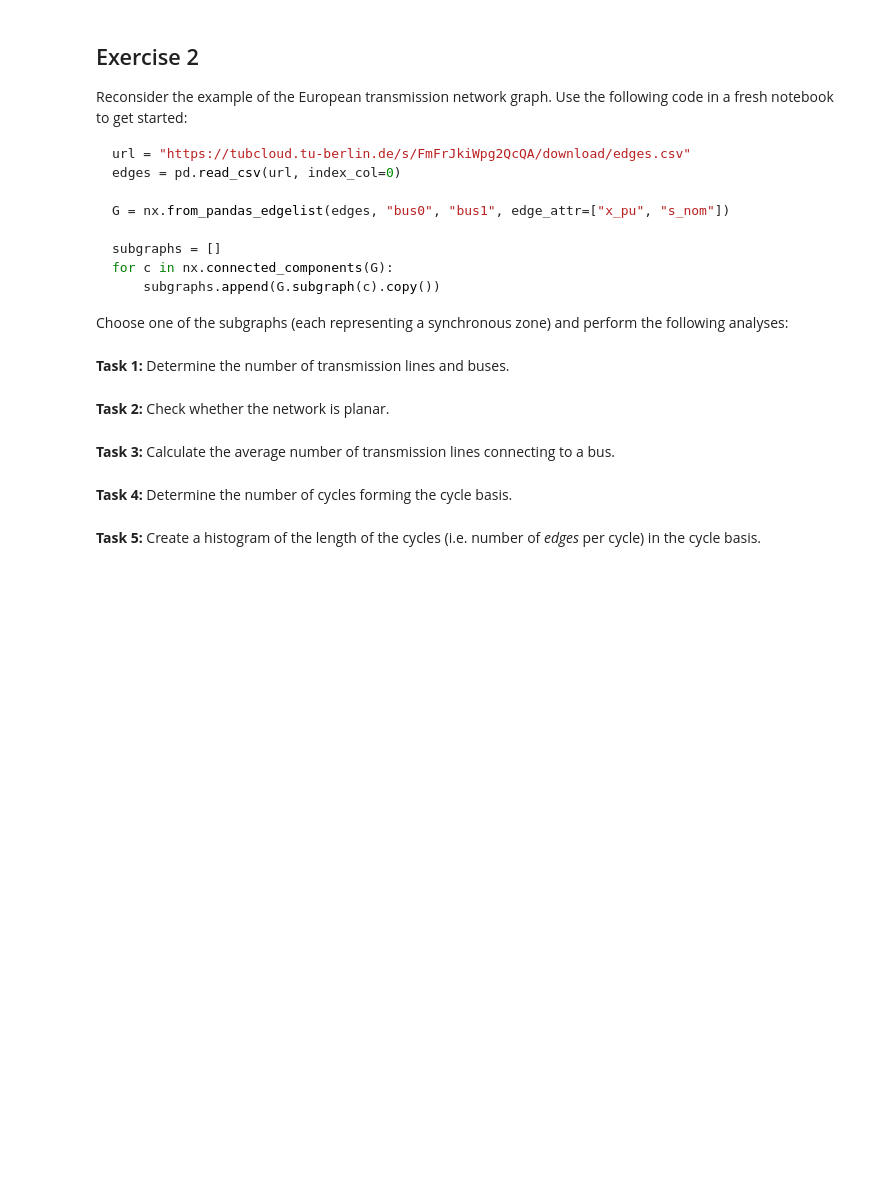
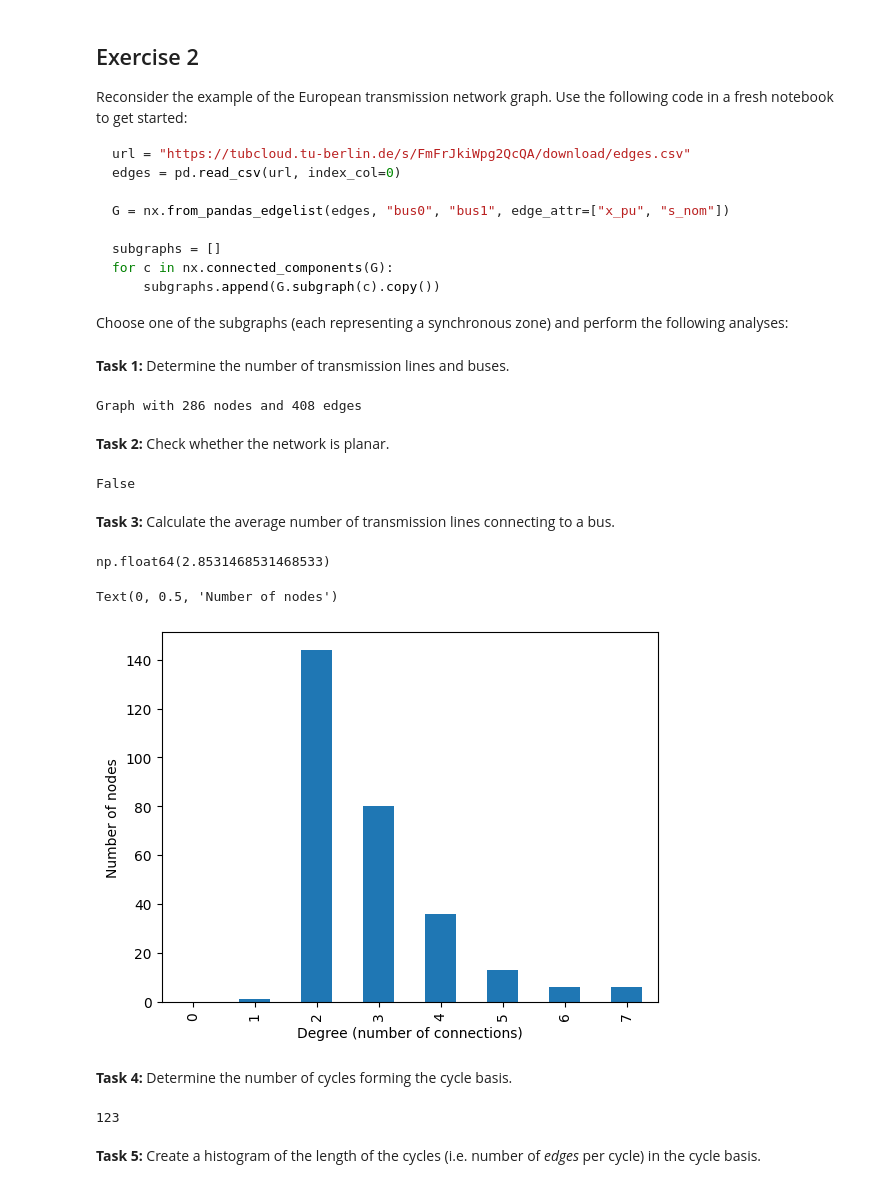
Before and after one commit to FCornielle/data-science-for-esm, a Jupyter notebook: data-science-for-esm/07-workshop-networkx.ipynb, the cells around one changed output. Drawn from its saved outputs; the diff is of its cells as text; code cells hidden in the pictures; blank space fills up the shorter version.

````diff
--- a/data-science-for-esm/07-workshop-networkx.ipynb
+++ b/data-science-for-esm/07-workshop-networkx.ipynb
@@ -449,13 +449,53 @@ for c in nx.connected_components(G):
 ```
 
 Choose one of the subgraphs (each representing a synchronous zone) and perform the following analyses:
+# %%
+import pandas as pd
+import networkx as nx
+import numpy as np
+from collections import Counter
+
+url = "https://tubcloud.tu-berlin.de/s/FmFrJkiWpg2QcQA/download/edges.csv"
+edges = pd.read_csv(url, index_col=0)
+
+G = nx.from_pandas_edgelist(edges, "bus0", "bus1", edge_attr=["x_pu", "s_nom"])
+
+subgraphs = []
+for c in nx.connected_components(G):
+    subgraphs.append(G.subgraph(c).copy())
+# %%
+G = subgraphs[3]
 # %% [markdown]
 **Task 1:** Determine the number of transmission lines and buses.
+# %%
+print(G)
+# %% [output]
+Graph with 286 nodes and 408 edges
 # %% [markdown]
 **Task 2:** Check whether the network is planar.
+# %%
+nx.is_planar(G)
+# %% [output]
+False
 # %% [markdown]
 **Task 3:** Calculate the average number of transmission lines connecting to a bus.
+# %%
+degrees = [val for node, val in G.degree()]
+np.mean(degrees)
+# %% [output]
+np.float64(2.8531468531468533)
+# %%
+pd.Series(nx.degree_histogram(G)).plot.bar()
+plt.xlabel("Degree (number of connections)")
+plt.ylabel("Number of nodes")
+# %% [output]
+Text(0, 0.5, 'Number of nodes')
+[figure, added]
 # %% [markdown]
 **Task 4:** Determine the number of cycles forming the cycle basis.
+# %%
+len(nx.cycle_basis(G))
+# %% [output]
+123
 # %% [markdown]
 **Task 5:** Create a histogram of the length of the cycles (i.e. number of *edges* per cycle) in the cycle basis.
````
Also changed, not shown: parts of 6 cells of this notebook.
